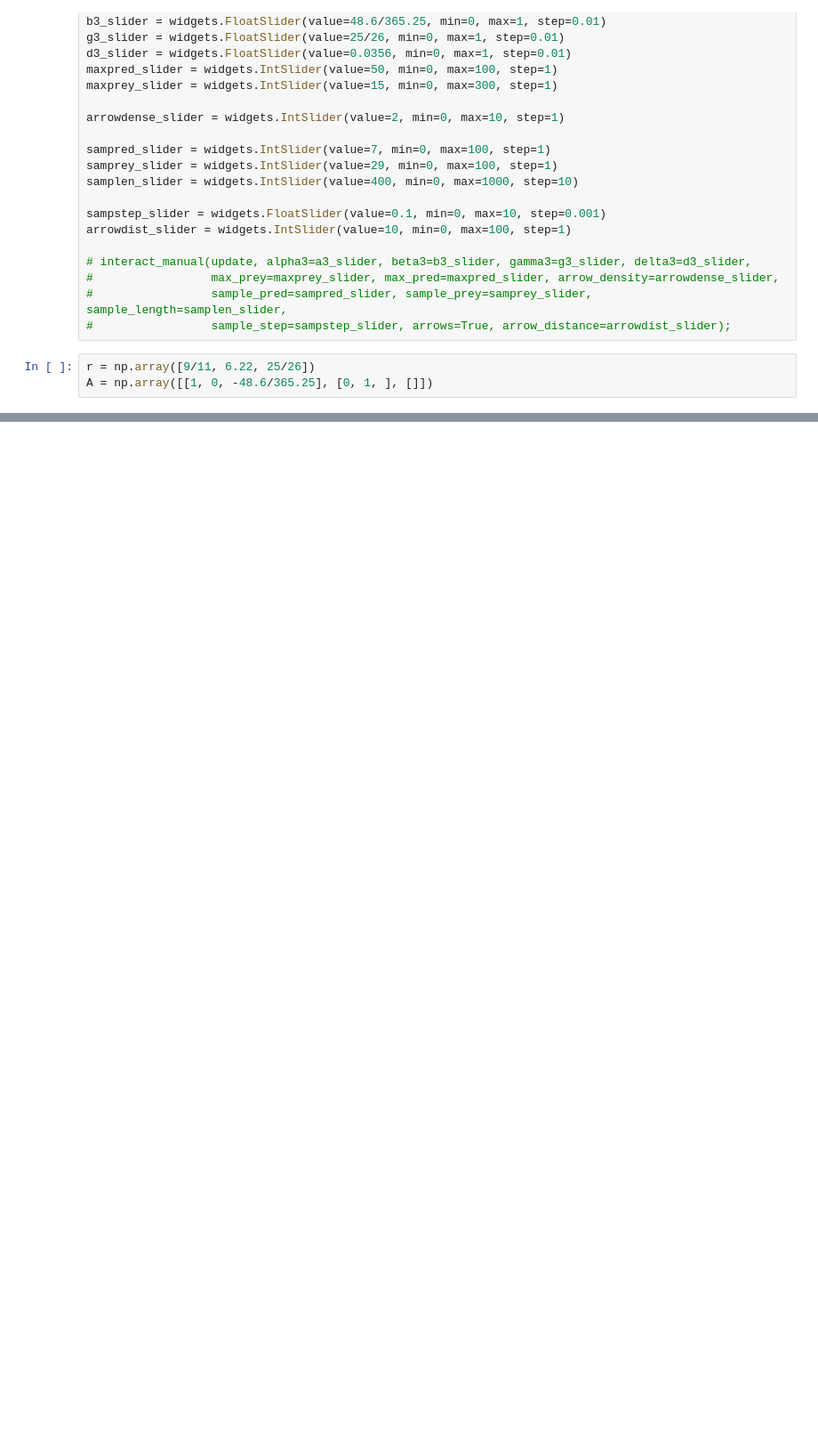
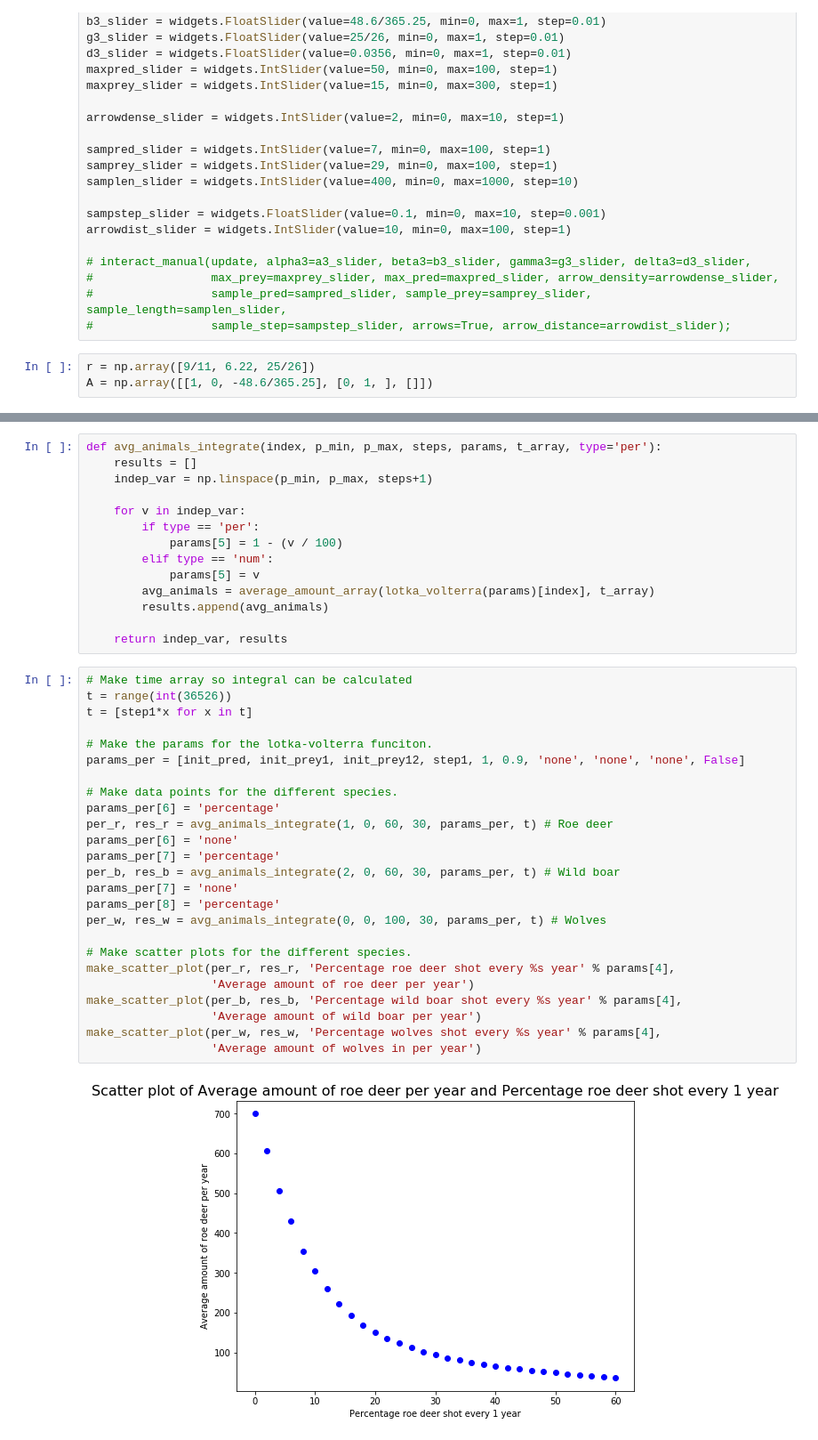
Before and after one commit to LvZut/Modeling-wolf-population-in-the-Netherlands, a Jupyter notebook: Lotka-Volterra test.ipynb, the cells around one changed output, grey strips where cells are left out. Shown at 89% size. Drawn from its saved outputs; the diff is of its cells as text; blank space fills up the shorter version.

Commit message:
Function with avg amount of animals
Added functions that relate avg amount of animals and other variables.

```diff
--- a/Lotka-Volterra test.ipynb
+++ b/Lotka-Volterra test.ipynb
@@ -476,0 +523,41 @@ A = np.array([[1, 0, -48.6/365.25], [0, 1, ], []])
+# %%
+def avg_animals_integrate(index, p_min, p_max, steps, params, t_array, type='per'):
+    results = []
+    indep_var = np.linspace(p_min, p_max, steps+1)
+
+    for v in indep_var:
+        if type == 'per':
+            params[5] = 1 - (v / 100)
+        elif type == 'num':
+            params[5] = v
+        avg_animals = average_amount_array(lotka_volterra(params)[index], t_array)
+        results.append(avg_animals)
+
+    return indep_var, results
+# %%
+# Make time array so integral can be calculated
+t = range(int(36526))
+t = [step1*x for x in t]
+
+# Make the params for the lotka-volterra funciton.
+params_per = [init_pred, init_prey1, init_prey12, step1, 1, 0.9, 'none', 'none', 'none', False]
+
+# Make data points for the different species.
+params_per[6] = 'percentage'
+per_r, res_r = avg_animals_integrate(1, 0, 60, 30, params_per, t) # Roe deer
+params_per[6] = 'none'
+params_per[7] = 'percentage'
+per_b, res_b = avg_animals_integrate(2, 0, 60, 30, params_per, t) # Wild boar
+params_per[7] = 'none'
+params_per[8] = 'percentage'
+per_w, res_w = avg_animals_integrate(0, 0, 100, 30, params_per, t) # Wolves
+
+# Make scatter plots for the different species.
+make_scatter_plot(per_r, res_r, 'Percentage roe deer shot every %s year' % params[4],
+                  'Average amount of roe deer per year')
+make_scatter_plot(per_b, res_b, 'Percentage wild boar shot every %s year' % params[4],
+                  'Average amount of wild boar per year')
+make_scatter_plot(per_w, res_w, 'Percentage wolves shot every %s year' % params[4],
+                  'Average amount of wolves in per year')
+# %% [output]
+[figure, added]
```
Also changed, not shown: parts of 15 cells of this notebook.
